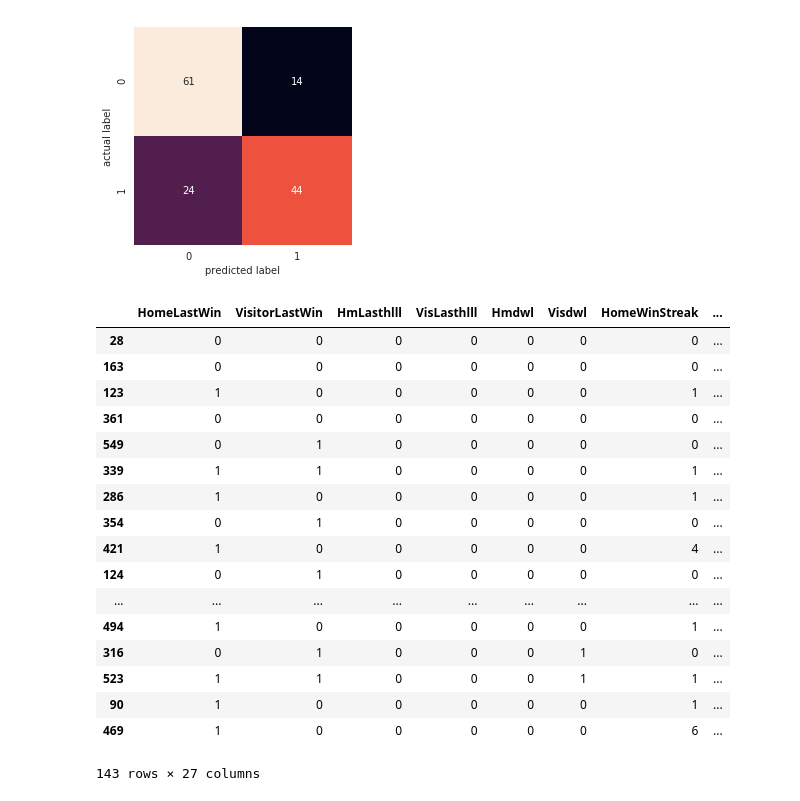
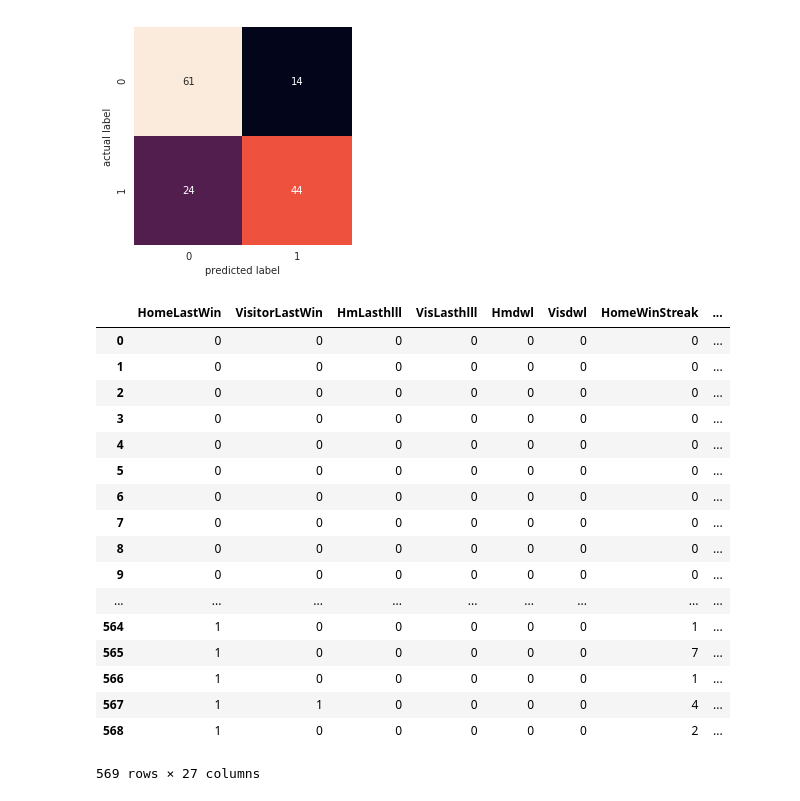
Before and after one commit to ArmstrongA/epl_predictions, a Jupyter notebook: epl_predictions.ipynb, the cells around one changed output. Drawn from its saved outputs; the diff is of its cells as text; code cells hidden in the pictures.

```diff
--- a/epl_predictions.ipynb
+++ b/epl_predictions.ipynb
@@ -1008,42 +1008,42 @@ Test f1: 0.698
 Text(91.68, 0.5, 'actual label')
 [figure]
 # %%
-xpbs = X_test.copy()
+xpbs = X.copy()
 # %%
-rf_probs = rf_clf.predict_proba(X_test)
+rf_probs = rf_clf.predict_proba(X)
 rf_probs = [x[1] for x in rf_probs]
-xgprobs = xg_clf.predict_proba(X_test)
+xgprobs = xg_clf.predict_proba(X)
 xgprobs = [x[1] for x in xgprobs]
-lgbmprobs = lgbm_clf.predict_proba(X_test)
+lgbmprobs = lgbm_clf.predict_proba(X)
 lgbmprobs = [x[1] for x in lgbmprobs]
-epreds = eclf.predict(X_test)
+epreds = eclf.predict(X)
 xpbs["xg_probs"] = xgprobs
 xpbs["rf_probs"] = rf_probs
 xpbs["lgbm_probs"] = lgbmprobs
 xpbs["ens_preds"] = epreds
 xpbs["HomeTeam"] = lb_make.inverse_transform(xpbs["HomeTeam_Enc"])
 xpbs["AwayTeam"] = lb_make.inverse_transform(xpbs["AwayTeam_Enc"])
 xpbs["actual"] = y_test
 xpbs[[x for x in list(xpbs) if 'pc_' not in x]]
 # %% [output]
 |  | HomeLastWin | VisitorLastWin | HmLasthlll | VisLasthlll | Hmdwl | Visdwl | HomeWinStreak | ... |
-| 28 | 0 | 0 | 0 | 0 | 0 | 0 | 0 | ... |
-| 163 | 0 | 0 | 0 | 0 | 0 | 0 | 0 | ... |
-| 123 | 1 | 0 | 0 | 0 | 0 | 0 | 1 | ... |
-| 361 | 0 | 0 | 0 | 0 | 0 | 0 | 0 | ... |
-| 549 | 0 | 1 | 0 | 0 | 0 | 0 | 0 | ... |
-| 339 | 1 | 1 | 0 | 0 | 0 | 0 | 1 | ... |
-| 286 | 1 | 0 | 0 | 0 | 0 | 0 | 1 | ... |
-| 354 | 0 | 1 | 0 | 0 | 0 | 0 | 0 | ... |
-| 421 | 1 | 0 | 0 | 0 | 0 | 0 | 4 | ... |
-| 124 | 0 | 1 | 0 | 0 | 0 | 0 | 0 | ... |
+| 0 | 0 | 0 | 0 | 0 | 0 | 0 | 0 | ... |
+| 1 | 0 | 0 | 0 | 0 | 0 | 0 | 0 | ... |
+| 2 | 0 | 0 | 0 | 0 | 0 | 0 | 0 | ... |
+| 3 | 0 | 0 | 0 | 0 | 0 | 0 | 0 | ... |
+| 4 | 0 | 0 | 0 | 0 | 0 | 0 | 0 | ... |
+| 5 | 0 | 0 | 0 | 0 | 0 | 0 | 0 | ... |
+| 6 | 0 | 0 | 0 | 0 | 0 | 0 | 0 | ... |
+| 7 | 0 | 0 | 0 | 0 | 0 | 0 | 0 | ... |
+| 8 | 0 | 0 | 0 | 0 | 0 | 0 | 0 | ... |
+| 9 | 0 | 0 | 0 | 0 | 0 | 0 | 0 | ... |
 | ... | ... | ... | ... | ... | ... | ... | ... | ... |
-| 494 | 1 | 0 | 0 | 0 | 0 | 0 | 1 | ... |
-| 316 | 0 | 1 | 0 | 0 | 0 | 1 | 0 | ... |
-| 523 | 1 | 1 | 0 | 0 | 0 | 1 | 1 | ... |
-| 90 | 1 | 0 | 0 | 0 | 0 | 0 | 1 | ... |
-| 469 | 1 | 0 | 0 | 0 | 0 | 0 | 6 | ... |
+| 564 | 1 | 0 | 0 | 0 | 0 | 0 | 1 | ... |
+| 565 | 1 | 0 | 0 | 0 | 0 | 0 | 7 | ... |
+| 566 | 1 | 0 | 0 | 0 | 0 | 0 | 1 | ... |
+| 567 | 1 | 1 | 0 | 0 | 0 | 0 | 4 | ... |
+| 568 | 1 | 0 | 0 | 0 | 0 | 0 | 2 | ... |
-143 rows × 27 columns
+569 rows × 27 columns
 # %%
 xpbs.loc[(xpbs['ens_preds'] == 1) & (xpbs['actual'] == 1)]
 # %% [output]
```
Also changed, not shown: parts of 12 cells of this notebook.
